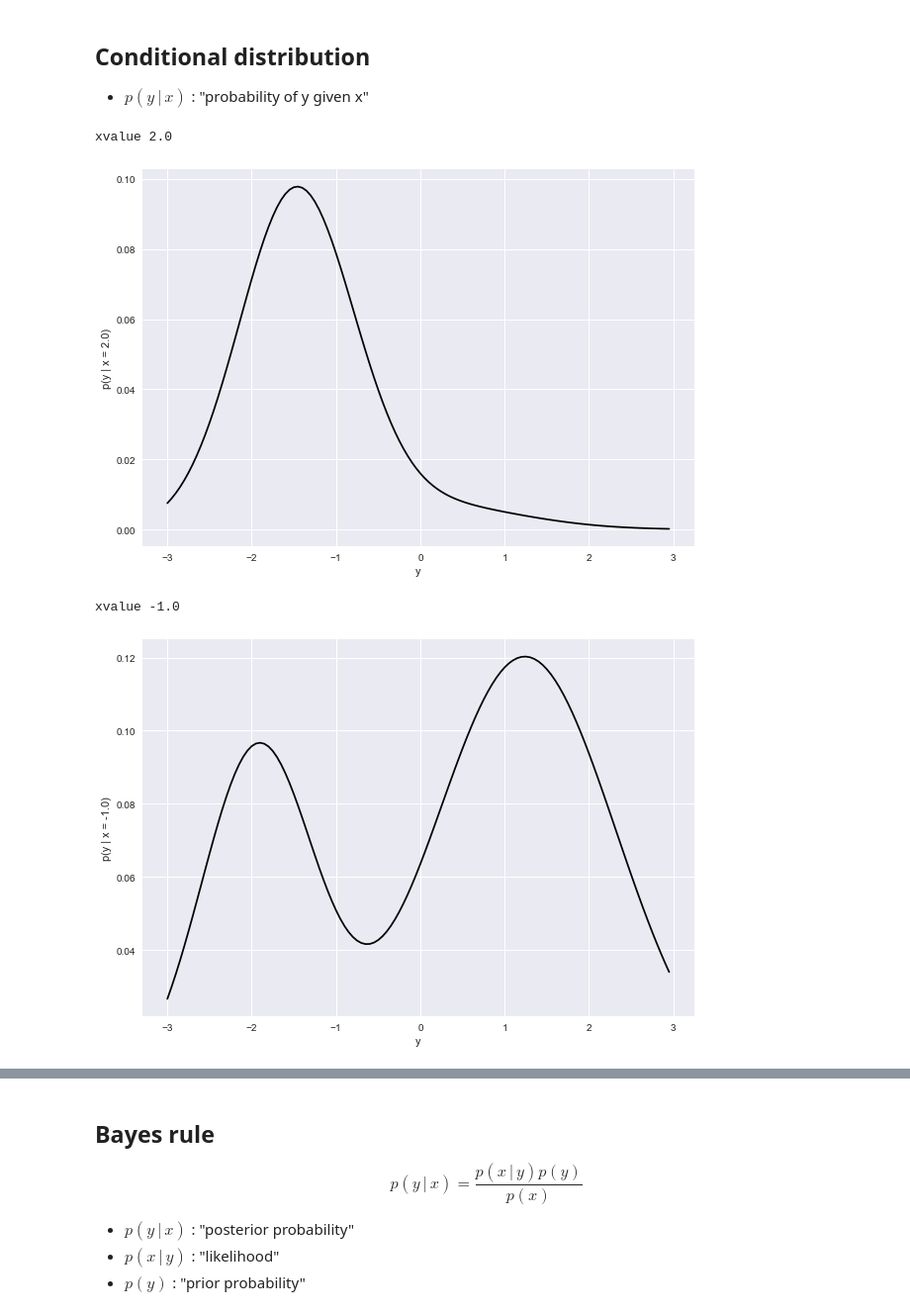
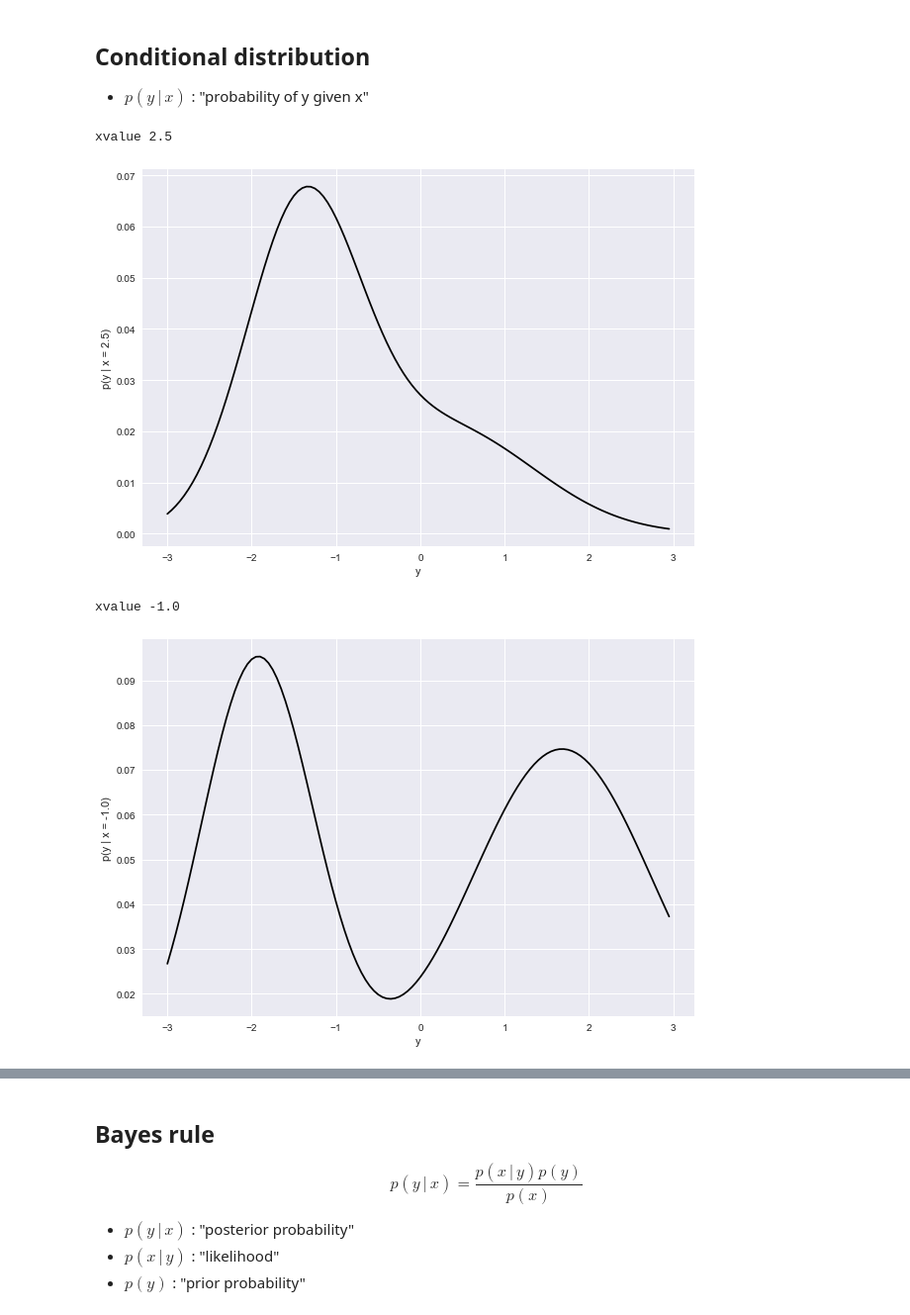
Before and after one commit to bogovicj/JaneliaMLCourse, a Jupyter notebook: lecture_1/Lecture_1.ipynb, the cells around one changed output, grey strips where cells are left out. Shown at 99% size. Saved outputs shown, nothing was run; the diff lists cells and outputs as text; code cells hidden in the pictures.

```diff
--- a/lecture_1/Lecture_1.ipynb
+++ b/lecture_1/Lecture_1.ipynb
@@ -675,7 +664,8 @@ from scipy.stats import multivariate_normal
 x, y = np.mgrid[-3:3:0.05, -3:3:0.05]
 pos = np.dstack((x, y))
 rv = multivariate_normal([0.5, -1.7], [[2.0, 0.3], [0.3, 0.5]])
-rv2 = multivariate_normal([-0.9, 1.2], [[1.5, -1.0],[-0.6,1.4]])
+# rv2 = multivariate_normal([-0.9, 1.2], [[1.5, -1.0],[-0.6,1.4]])
+rv2 = multivariate_normal([0.2, 1.2], [[1.5, -1.0],[-0.6,1.4]])
 jointPdf = rv.pdf(pos) + rv2.pdf(pos)
 
 plt.contourf(x, y, jointPdf, 15)
@@ -688,16 +678,16 @@ plt.colorbar();
 ## Conditional distribution
 * $p(y \,| \, x)$ : "probability of y given x"
 # %%
-i=100
+i=110
 xvalue = x[i,0]
 print('xvalue {}'.format(xvalue))
 
 plt.plot(y[i,:], jointPdf[i,:], c='black' );
 plt.xlabel("y");
 plt.ylabel('p(y | x = {})'.format(xvalue));
 # %% [output]
-xvalue 2.0
+xvalue 2.5
-[figure, old version]
+[figure, new version]
 # %%
 i = 40
 xvalue = x[i,0]
@@ -708,4 +698,4 @@ plt.xlabel("y");
 plt.ylabel('p(y | x = {})'.format(xvalue));
 # %% [output]
 xvalue -1.0
-[figure, old version]
+[figure, new version]
```
Also changed, not shown: parts of 24 cells of this notebook.
